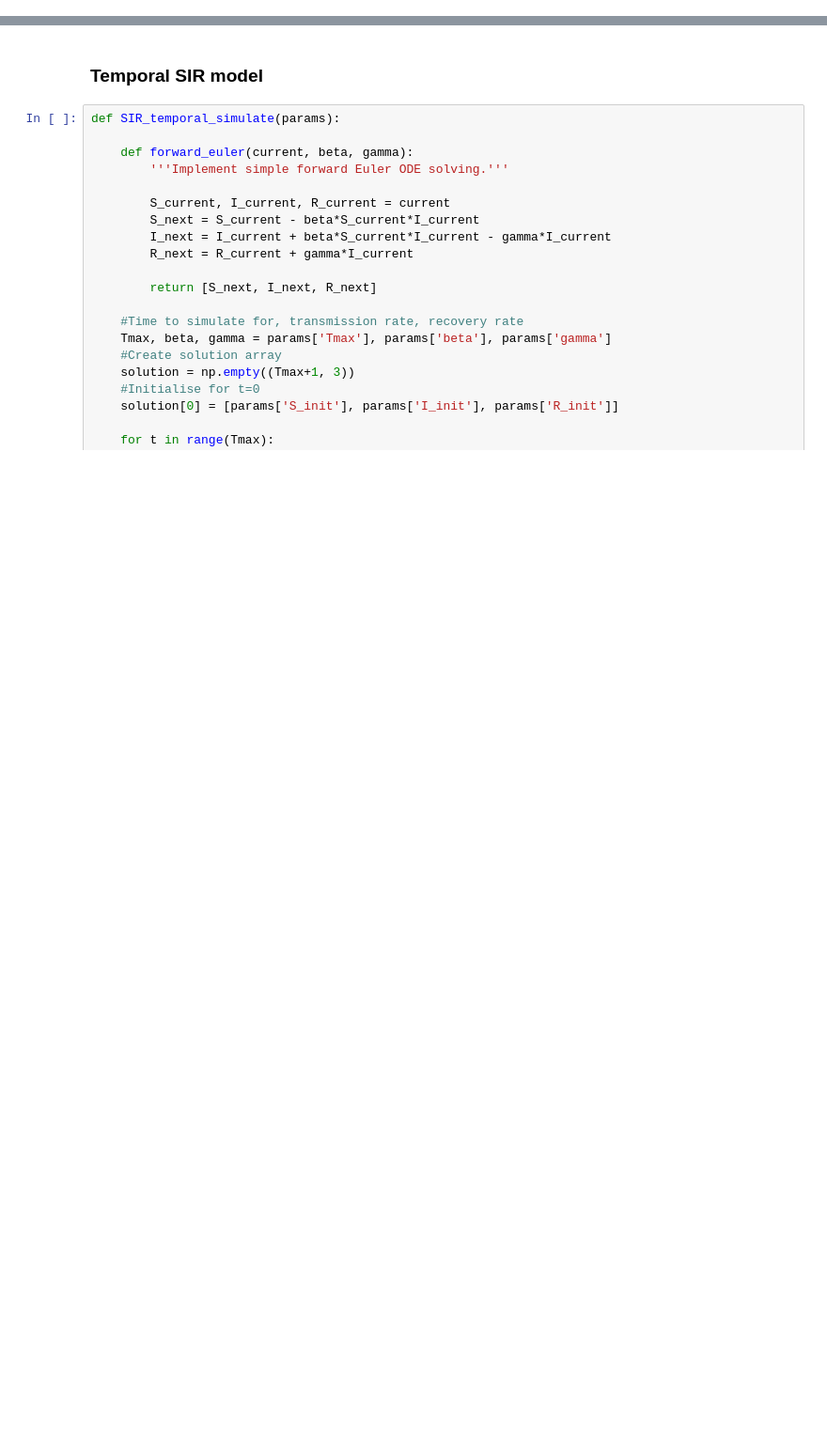
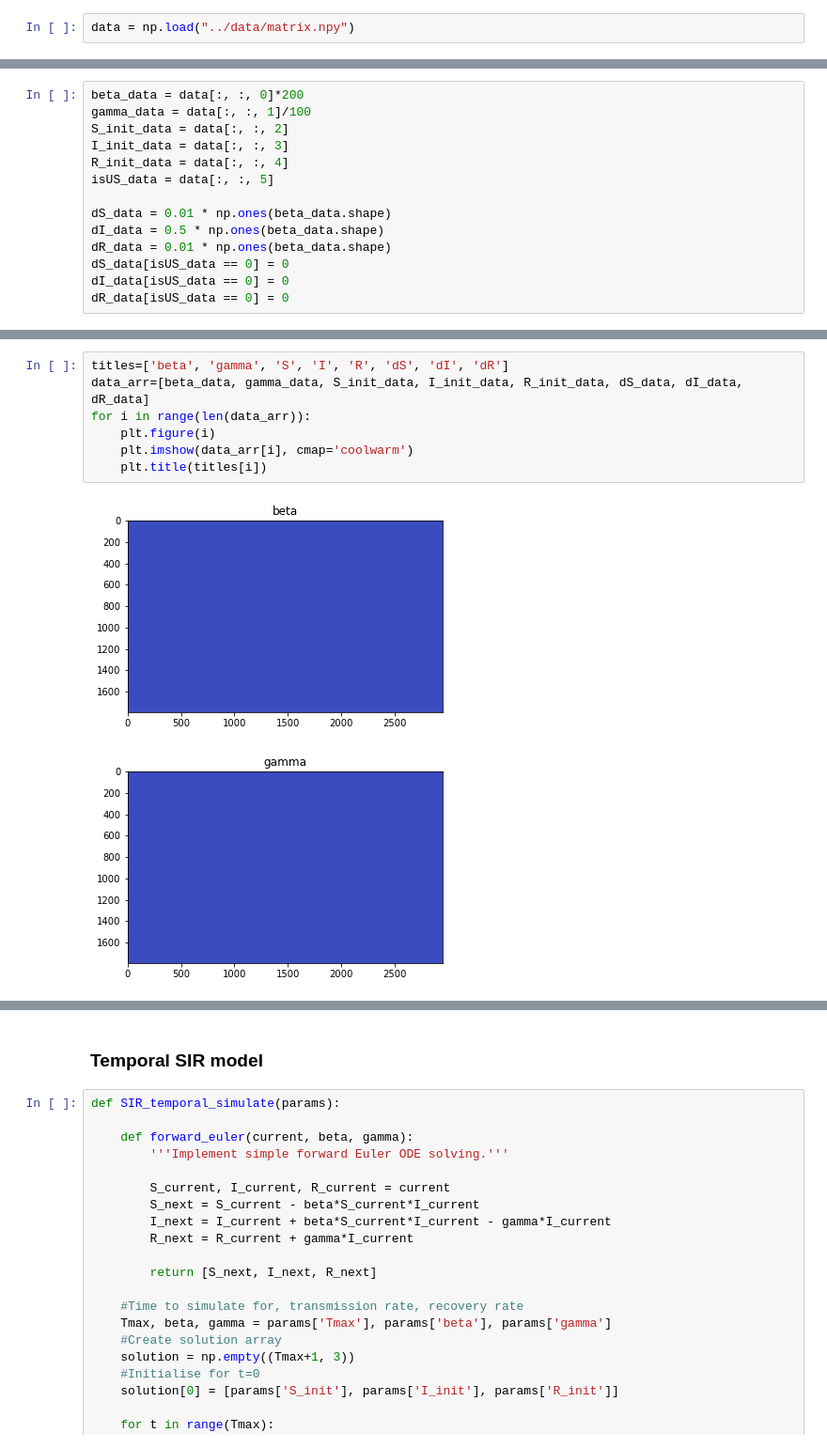
Before and after one commit to not-a-hot-dog/parallelized-disease-modeling, a Jupyter notebook: models/models.ipynb, the cells around one changed output, grey strips where cells are left out. Shown: that part at 94% size. Cells and saved outputs as stored; diff of their text form; blank space fills up the shorter version.

Commit message:
Updated with all the new models that can read in data arrays, write output and implement openMP

```diff
--- a/models/models.ipynb
+++ b/models/models.ipynb
@@ -4,0 +9,2 @@ import matplotlib.pyplot as plt
+# %%
+data = np.load("../data/matrix.npy")
@@ -4,0 +25,14 @@ import matplotlib.pyplot as plt
+# %%
+beta_data = data[:, :, 0]*200
+gamma_data = data[:, :, 1]/100
+S_init_data = data[:, :, 2]
+I_init_data = data[:, :, 3]
+R_init_data = data[:, :, 4]
+isUS_data = data[:, :, 5]
+
+dS_data = 0.01 * np.ones(beta_data.shape)
+dI_data = 0.5 * np.ones(beta_data.shape)
+dR_data = 0.01 * np.ones(beta_data.shape)
+dS_data[isUS_data == 0] = 0
+dI_data[isUS_data == 0] = 0
+dR_data[isUS_data == 0] = 0
@@ -4,0 +52,10 @@ import matplotlib.pyplot as plt
+# %%
+titles=['beta', 'gamma', 'S', 'I', 'R', 'dS', 'dI', 'dR']
+data_arr=[beta_data, gamma_data, S_init_data, I_init_data, R_init_data, dS_data, dI_data, dR_data]
+for i in range(len(data_arr)):
+    plt.figure(i)
+    plt.imshow(data_arr[i], cmap='coolwarm')
+    plt.title(titles[i])
+# %% [output]
+[figure, added]
+[figure, added]
```
Also changed, not shown: parts of 27 cells of this notebook, 5 other files.
